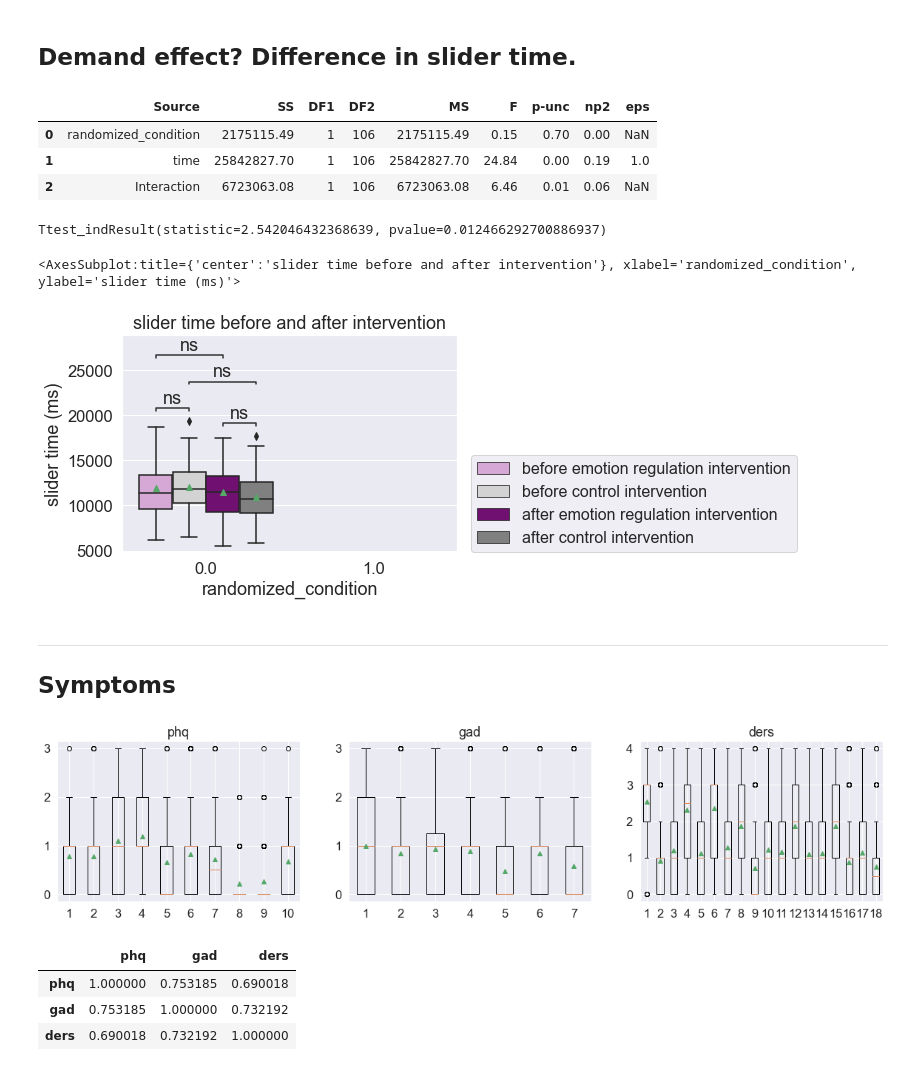
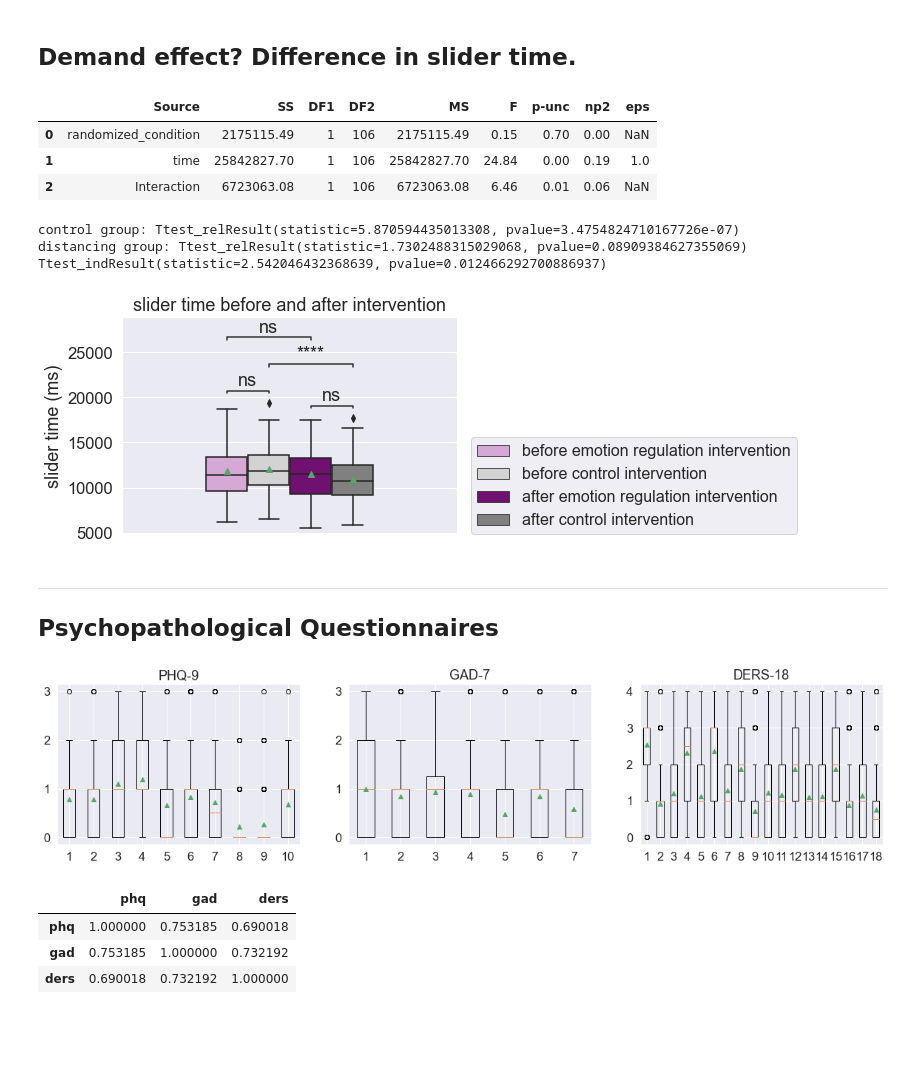
Before and after one commit to huyslab/emotioncon_public, a Jupyter notebook: analyses/basics_characteristics.ipynb, the cells around one changed output. Saved outputs shown, nothing was run; the diff lists cells and outputs as text; code cells hidden in the pictures; blank space fills up the shorter version.

```diff
--- a/analyses/basics_characteristics.ipynb
+++ b/analyses/basics_characteristics.ipynb
@@ -35,19 +31,9 @@ number of subjects: 108
 # %%
-mood_rating_list, symptoms_list = [], []  # Initialize empty lists to store mood ratings and symptoms
-df = pd.DataFrame()  # Create an empty DataFrame to store experimental variables
-for j, i in enumerate(data):
-    mood_rating_list.append(i['ratings'])  # Append mood ratings to the list
-    # Store randomized condition (0=control, 1=distancing) in DataFrame
-    df.loc[j, 'randomized_condition'] = int(i['iddoc']['intervention_condition'] == 0)
-    # Store randomized videoset condition in DataFrame
-    df.loc[j, 'randomized_videoset'] = i['iddoc']['videoset_condition']
-    # Extract and store intervention success in DataFrame
-    df.loc[j, 'intervention_success'] = prep.extract_intervention_success(i['datadoc']\
-                                                                          ['intervention_sucess_response'])
-    symptoms_list.append(i['symptoms'])  # Append symptoms to the list
+# Load the experiment data
+data = np.load('../results/data_experiment.npy', allow_pickle=True)
 
-mood_ratings = np.array(mood_rating_list).T  # Convert mood ratings list to a NumPy array and transpose it
-symptoms = np.array(symptoms_list)  # Convert symptoms list to a NumPy array
+# Process the loaded data into a DataFrame, mood ratings, and other related variables
+df, mood_ratings, symptoms = prep.create_df_from_dict(data)
 
 # Create an empty array to store split mood ratings
 mood_ratings_split = np.empty((int(np.shape(mood_ratings)[0]/2), np.shape(mood_ratings)[1], \
@@ -57,3 +43,6 @@ T = np.shape(mood_ratings[:,:,0])[0]  # Get the number of time points
 # Split and store mood ratings based on time points
 for t in range(2):
     mood_ratings_split[:,:,:,t] = mood_ratings[t*int(T/2):t*int(T/2) + int(T/2),:,:]
+
+Nsj = len(data) # number of subjects
+print('number of subjects: ' + str(Nsj))
@@ -326,40 +317,52 @@ import pingouin as pg
 
 # Reshape the data for mixed ANOVA
 df_melt = pd.melt(pd.concat((df, pd.DataFrame(rt, columns=['rt_before', 'rt_after'])), axis=1).reset_index(),
                   id_vars=list(df.columns) + ['index'], value_name='rt', var_name='time')
 
 # Perform mixed ANOVA
 mixed_anova = pg.mixed_anova(data=df_melt, dv='rt', within='time', subject='index', between='randomized_condition')
 display(pd.DataFrame(mixed_anova).round(2))
 
+# Post-hoc t-tests
+for i in range(2):
+    print(['control', 'distancing'][i] + ' group', end=': ')
+    print(scipy.stats.ttest_rel(rt[df['randomized_condition']==i,0], rt[df['randomized_condition']==i,1]))
+
 fig, axs = plt.subplots(figsize=(6, 4))
 df_plot = emostats.make_df(rt, df, ['rt'])
 pairs = []
 for t in range(2):
     i = 'rt'
     pairs.append([(i, 0+t), (i, 2+t)])
     pairs.append([(i, t+(t*1)), (i, t+(t*1)+1)])
 
 # Plot group differences using t-test_ind
+pvalues = []
+for i in range(2):
+    foo, p = scipy.stats.ttest_ind(rt[df['randomized_condition']==0,i], \
+                                  rt[df['randomized_condition']==1,i])
+    pvalues.append(p)
+    foo, p = scipy.stats.ttest_rel(rt[df['randomized_condition']==i,0], \
+                                   rt[df['randomized_condition']==i,1])
+    pvalues.append(p)
 emostats.plot_group_difference(df=df_plot, data_labels=['rt'], data_name='slider time',
-                               pairs=pairs, test='t-test_ind', ax=axs, fig=fig)
+                               pairs=pairs, pvalues=pvalues, ax=axs, fig=fig)
 axs.set(ylabel='slider time (ms)', xticks=[])
 
 # Perform independent t-test and plot boxplot of delta slider time
 print(scipy.stats.ttest_ind(df['diff_rt'][df['randomized_condition']==1], \
                             df['diff_rt'][df['randomized_condition']==0]))
-
-sns.boxplot(y=diff_rt, x=df['randomized_condition'])
 # %% [output]
 |  | Source | SS | DF1 | DF2 | MS | F | p-unc | np2 | eps |
 | 0 | randomized_condition | 2175115.49 | 1 | 106 | 2175115.49 | 0.15 | 0.70 | 0.00 | NaN |
 | 1 | time | 25842827.70 | 1 | 106 | 25842827.70 | 24.84 | 0.00 | 0.19 | 1.0 |
 | 2 | Interaction | 6723063.08 | 1 | 106 | 6723063.08 | 6.46 | 0.01 | 0.06 | NaN |
+control group: Ttest_relResult(statistic=5.870594435013308, pvalue=3.4754824710167726e-07)
+distancing group: Ttest_relResult(statistic=1.7302488315029068, pvalue=0.08909384627355069)
 Ttest_indResult(statistic=2.542046432368639, pvalue=0.012466292700886937)
-<AxesSubplot:title={'center':'slider time before and after intervention'}, xlabel='randomized_condition', ylabel='slider time (ms)'>
-[figure, old version]
+[figure, new version]
-# %% [markdown]
-----
-Symptoms
---
+# %% [markdown]
+----
+Psychopathological Questionnaires
+--
 # %%
@@ -372,9 +385,13 @@ symptoms_normalized = prep.zscore(symptoms)
 df.to_csv('../results/questionnaire_data.csv')
 # %%
-fi,ax = plt.subplots(1,3,figsize=(20,4))
-for j,i in enumerate(questionnaires.items()):
-    ax[j].boxplot(symptoms[:,i[1]], showmeans=True);
-    ax[j].set_title(i[0])
+# Create a figure with three subplots (one for each questionnaire)
+fi, ax = plt.subplots(1, 3, figsize=(20, 4))
+
+for j, i in enumerate(questionnaires.items()):
+
+    # Plot a boxplot for the current questionnaire's data
+    ax[j].boxplot(symptoms[:, i[1]], showmeans=True)
+    ax[j].set_title(questionnaire_label[j])
 # %% [output]
-[figure, old version]
+[figure, new version]
 # %%
```
Also changed, not shown: parts of 63 cells of this notebook, 28 other files.
